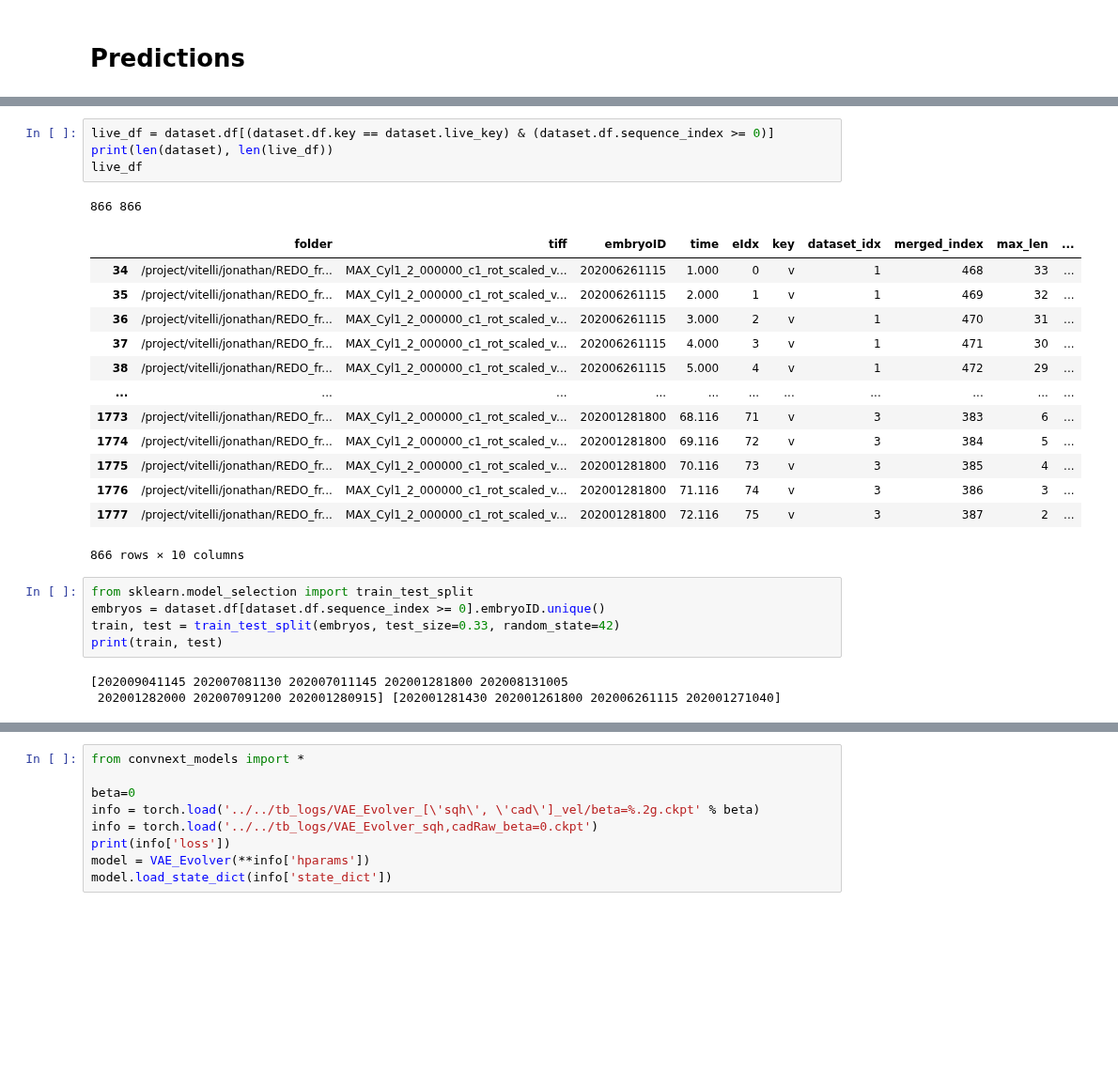
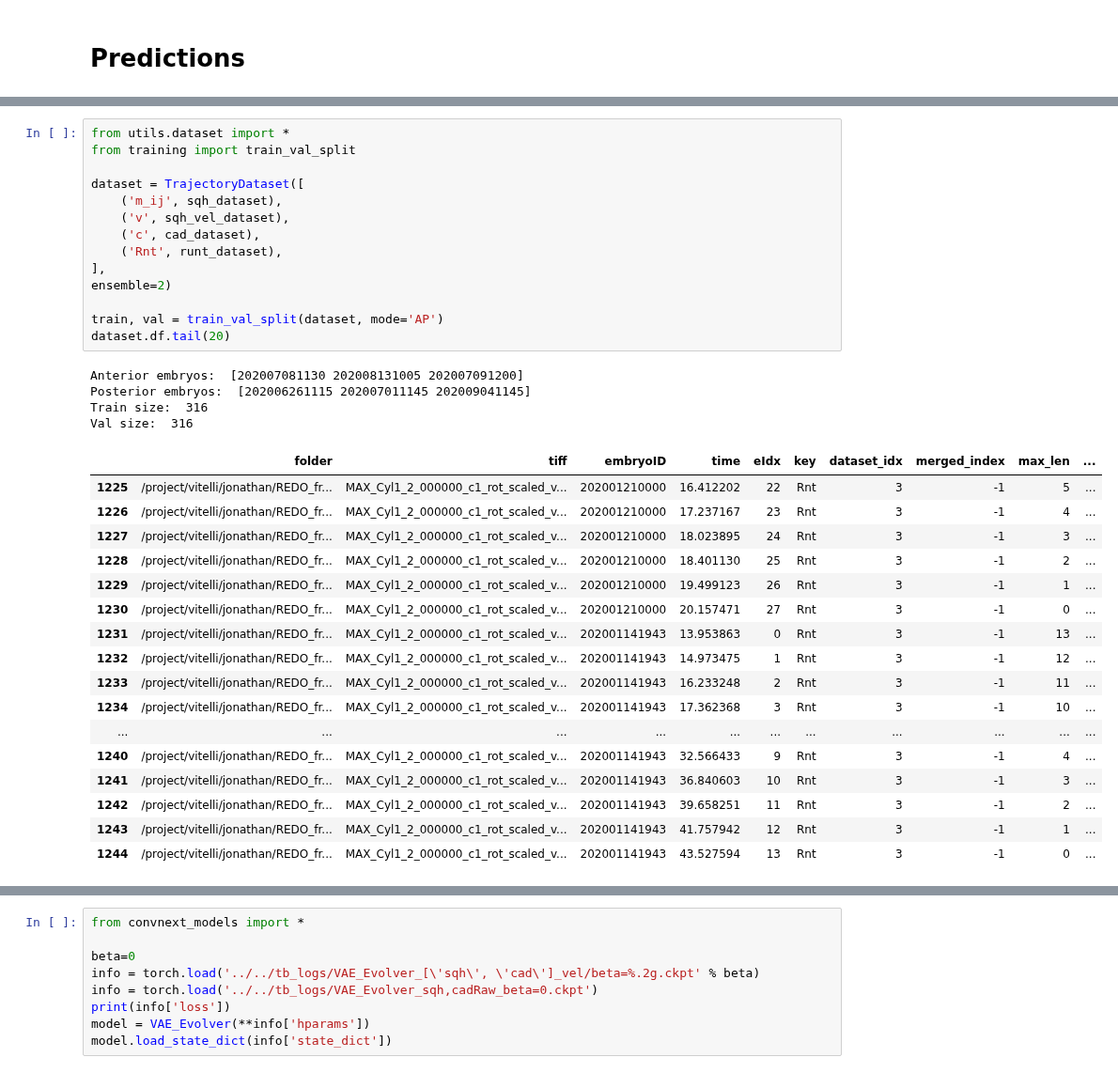
Before and after one commit to jcolen/drosophila_morphogenesis, a Jupyter notebook: vae_models/DeepNNForecasting.ipynb, the cells around one changed output, grey strips where cells are left out. Shown at 94% size. Drawn from its saved outputs; the diff is of its cells as text; blank space fills up the shorter version.

```diff
--- a/vae_models/DeepNNForecasting.ipynb
+++ b/vae_models/DeepNNForecasting.ipynb
@@ -292,27 +260,36 @@ torch.Size([8, 5, 236, 200])
-# %%
-live_df = dataset.df[(dataset.df.key == dataset.live_key) & (dataset.df.sequence_index >= 0)]
-print(len(dataset), len(live_df))
-live_df
-# %% [output]
-866 866
-|  | folder | tiff | embryoID | time | eIdx | key | dataset_idx | merged_index | max_len | ... |
-| 34 | /project/vitelli/jonathan/REDO_fr... | MAX_Cyl1_2_000000_c1_rot_scaled_v... | 202006261115 | 1.000 | 0 | v | 1 | 468 | 33 | ... |
-| 35 | /project/vitelli/jonathan/REDO_fr... | MAX_Cyl1_2_000000_c1_rot_scaled_v... | 202006261115 | 2.000 | 1 | v | 1 | 469 | 32 | ... |
-| 36 | /project/vitelli/jonathan/REDO_fr... | MAX_Cyl1_2_000000_c1_rot_scaled_v... | 202006261115 | 3.000 | 2 | v | 1 | 470 | 31 | ... |
-| 37 | /project/vitelli/jonathan/REDO_fr... | MAX_Cyl1_2_000000_c1_rot_scaled_v... | 202006261115 | 4.000 | 3 | v | 1 | 471 | 30 | ... |
-| 38 | /project/vitelli/jonathan/REDO_fr... | MAX_Cyl1_2_000000_c1_rot_scaled_v... | 202006261115 | 5.000 | 4 | v | 1 | 472 | 29 | ... |
-| ... | ... | ... | ... | ... | ... | ... | ... | ... | ... | ... |
-| 1773 | /project/vitelli/jonathan/REDO_fr... | MAX_Cyl1_2_000000_c1_rot_scaled_v... | 202001281800 | 68.116 | 71 | v | 3 | 383 | 6 | ... |
-| 1774 | /project/vitelli/jonathan/REDO_fr... | MAX_Cyl1_2_000000_c1_rot_scaled_v... | 202001281800 | 69.116 | 72 | v | 3 | 384 | 5 | ... |
-| 1775 | /project/vitelli/jonathan/REDO_fr... | MAX_Cyl1_2_000000_c1_rot_scaled_v... | 202001281800 | 70.116 | 73 | v | 3 | 385 | 4 | ... |
-| 1776 | /project/vitelli/jonathan/REDO_fr... | MAX_Cyl1_2_000000_c1_rot_scaled_v... | 202001281800 | 71.116 | 74 | v | 3 | 386 | 3 | ... |
-| 1777 | /project/vitelli/jonathan/REDO_fr... | MAX_Cyl1_2_000000_c1_rot_scaled_v... | 202001281800 | 72.116 | 75 | v | 3 | 387 | 2 | ... |
-866 rows × 10 columns
-# %%
-from sklearn.model_selection import train_test_split
-embryos = dataset.df[dataset.df.sequence_index >= 0].embryoID.unique()
-train, test = train_test_split(embryos, test_size=0.33, random_state=42)
-print(train, test)
-# %% [output]
-[202009041145 202007081130 202007011145 202001281800 202008131005
- 202001282000 202007091200 202001280915] [202001281430 202001261800 202006261115 202001271040]
+# %%
+from utils.dataset import *
+from training import train_val_split
+
+dataset = TrajectoryDataset([
+    ('m_ij', sqh_dataset),
+    ('v', sqh_vel_dataset),
+    ('c', cad_dataset),
+    ('Rnt', runt_dataset),
+],
+ensemble=2)
+
+train, val = train_val_split(dataset, mode='AP')
+dataset.df.tail(20)
+# %% [output]
+Anterior embryos:  [202007081130 202008131005 202007091200]
+Posterior embryos:  [202006261115 202007011145 202009041145]
+Train size:  316
+Val size:  316
+|  | folder | tiff | embryoID | time | eIdx | key | dataset_idx | merged_index | max_len | ... |
+| 1225 | /project/vitelli/jonathan/REDO_fr... | MAX_Cyl1_2_000000_c1_rot_scaled_v... | 202001210000 | 16.412202 | 22 | Rnt | 3 | -1 | 5 | ... |
+| 1226 | /project/vitelli/jonathan/REDO_fr... | MAX_Cyl1_2_000000_c1_rot_scaled_v... | 202001210000 | 17.237167 | 23 | Rnt | 3 | -1 | 4 | ... |
+| 1227 | /project/vitelli/jonathan/REDO_fr... | MAX_Cyl1_2_000000_c1_rot_scaled_v... | 202001210000 | 18.023895 | 24 | Rnt | 3 | -1 | 3 | ... |
+| 1228 | /project/vitelli/jonathan/REDO_fr... | MAX_Cyl1_2_000000_c1_rot_scaled_v... | 202001210000 | 18.401130 | 25 | Rnt | 3 | -1 | 2 | ... |
+| 1229 | /project/vitelli/jonathan/REDO_fr... | MAX_Cyl1_2_000000_c1_rot_scaled_v... | 202001210000 | 19.499123 | 26 | Rnt | 3 | -1 | 1 | ... |
+| 1230 | /project/vitelli/jonathan/REDO_fr... | MAX_Cyl1_2_000000_c1_rot_scaled_v... | 202001210000 | 20.157471 | 27 | Rnt | 3 | -1 | 0 | ... |
+| 1231 | /project/vitelli/jonathan/REDO_fr... | MAX_Cyl1_2_000000_c1_rot_scaled_v... | 202001141943 | 13.953863 | 0 | Rnt | 3 | -1 | 13 | ... |
+| 1232 | /project/vitelli/jonathan/REDO_fr... | MAX_Cyl1_2_000000_c1_rot_scaled_v... | 202001141943 | 14.973475 | 1 | Rnt | 3 | -1 | 12 | ... |
+| 1233 | /project/vitelli/jonathan/REDO_fr... | MAX_Cyl1_2_000000_c1_rot_scaled_v... | 202001141943 | 16.233248 | 2 | Rnt | 3 | -1 | 11 | ... |
+| 1234 | /project/vitelli/jonathan/REDO_fr... | MAX_Cyl1_2_000000_c1_rot_scaled_v... | 202001141943 | 17.362368 | 3 | Rnt | 3 | -1 | 10 | ... |
+| ... | ... | ... | ... | ... | ... | ... | ... | ... | ... | ... |
+| 1240 | /project/vitelli/jonathan/REDO_fr... | MAX_Cyl1_2_000000_c1_rot_scaled_v... | 202001141943 | 32.566433 | 9 | Rnt | 3 | -1 | 4 | ... |
+| 1241 | /project/vitelli/jonathan/REDO_fr... | MAX_Cyl1_2_000000_c1_rot_scaled_v... | 202001141943 | 36.840603 | 10 | Rnt | 3 | -1 | 3 | ... |
+| 1242 | /project/vitelli/jonathan/REDO_fr... | MAX_Cyl1_2_000000_c1_rot_scaled_v... | 202001141943 | 39.658251 | 11 | Rnt | 3 | -1 | 2 | ... |
+| 1243 | /project/vitelli/jonathan/REDO_fr... | MAX_Cyl1_2_000000_c1_rot_scaled_v... | 202001141943 | 41.757942 | 12 | Rnt | 3 | -1 | 1 | ... |
+| 1244 | /project/vitelli/jonathan/REDO_fr... | MAX_Cyl1_2_000000_c1_rot_scaled_v... | 202001141943 | 43.527594 | 13 | Rnt | 3 | -1 | 0 | ... |
```
Also changed, not shown: parts of 6 cells of this notebook, 28 other files.
